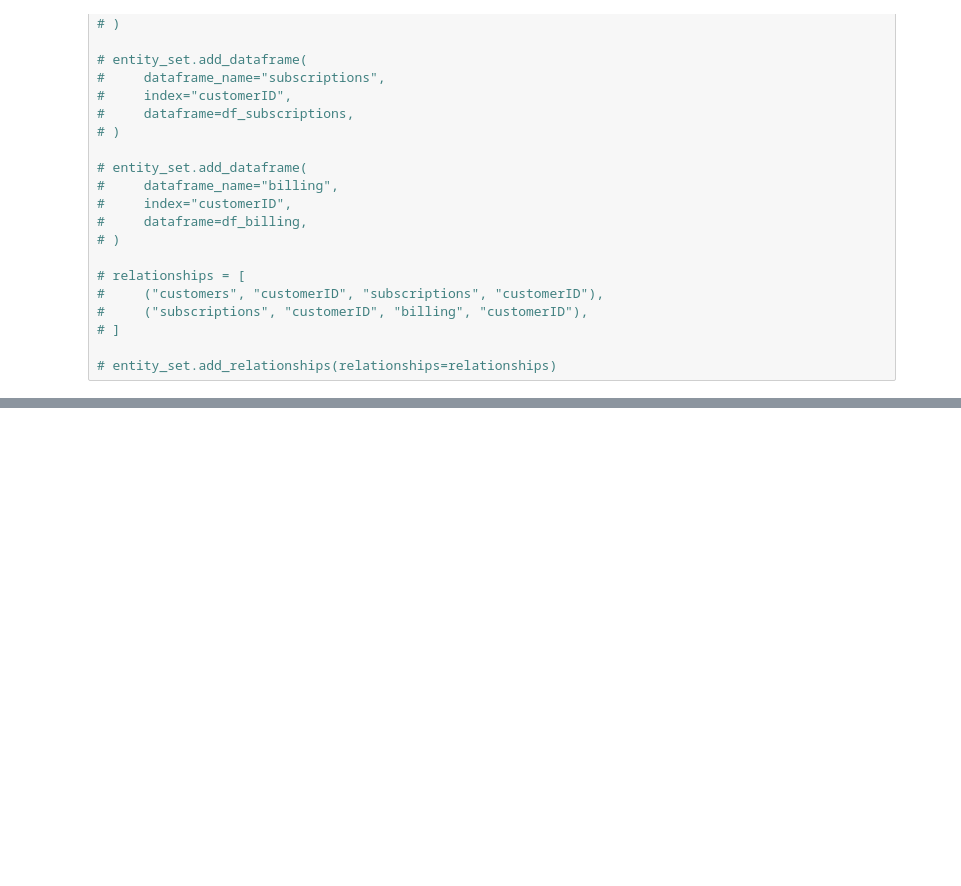
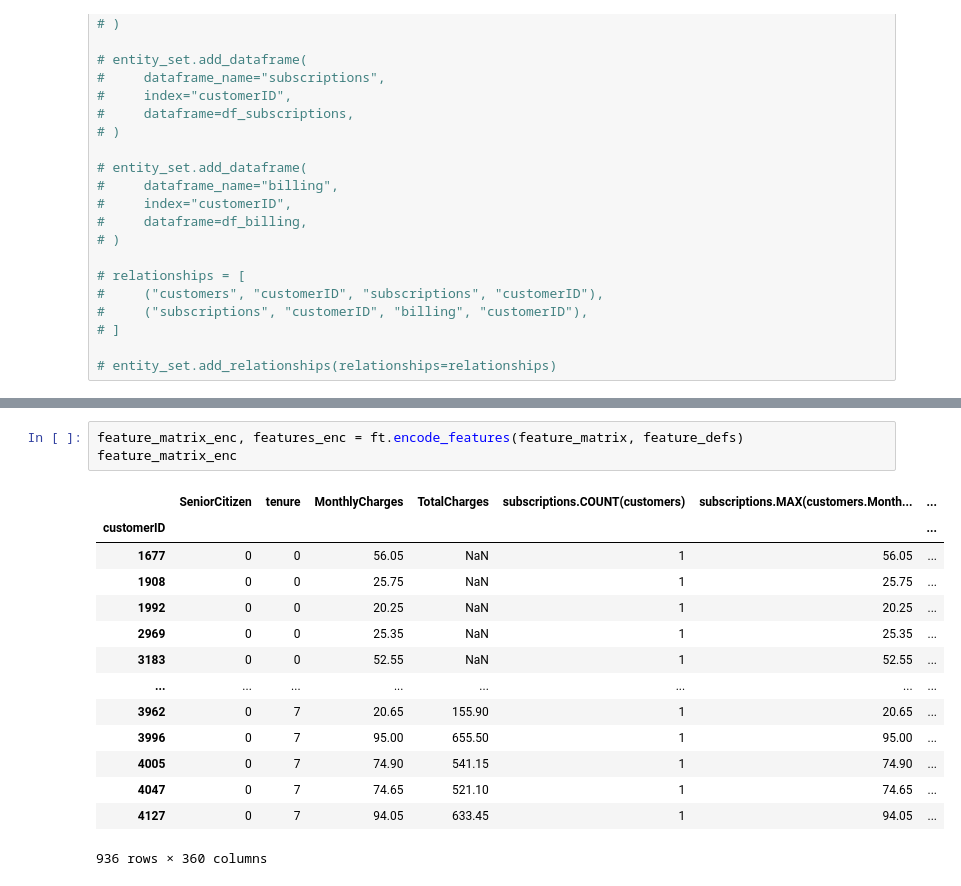
Before and after one commit to holzben/data-science-playbooks, a Jupyter notebook: featuretools_v1.ipynb, the cells around one changed output, grey strips where cells are left out. Drawn from its saved outputs; the diff is of its cells as text; blank space fills up the shorter version.

```diff
--- a/featuretools_v1.ipynb
+++ b/featuretools_v1.ipynb
@@ -157,0 +203,18 @@ feature_matrix
+# %%
+feature_matrix_enc, features_enc = ft.encode_features(feature_matrix, feature_defs)
+feature_matrix_enc
+# %% [output]
+|  | SeniorCitizen | tenure | MonthlyCharges | TotalCharges | subscriptions.COUNT(customers) | subscriptions.MAX(customers.Month... | ... |
+| customerID |  |  |  |  |  |  | ... |
+| 1677 | 0 | 0 | 56.05 | NaN | 1 | 56.05 | ... |
+| 1908 | 0 | 0 | 25.75 | NaN | 1 | 25.75 | ... |
+| 1992 | 0 | 0 | 20.25 | NaN | 1 | 20.25 | ... |
+| 2969 | 0 | 0 | 25.35 | NaN | 1 | 25.35 | ... |
+| 3183 | 0 | 0 | 52.55 | NaN | 1 | 52.55 | ... |
+| ... | ... | ... | ... | ... | ... | ... | ... |
+| 3962 | 0 | 7 | 20.65 | 155.90 | 1 | 20.65 | ... |
+| 3996 | 0 | 7 | 95.00 | 655.50 | 1 | 95.00 | ... |
+| 4005 | 0 | 7 | 74.90 | 541.15 | 1 | 74.90 | ... |
+| 4047 | 0 | 7 | 74.65 | 521.10 | 1 | 74.65 | ... |
+| 4127 | 0 | 7 | 94.05 | 633.45 | 1 | 94.05 | ... |
+936 rows × 360 columns
```
Also changed, not shown: parts of 15 cells of this notebook, 1 other file.
